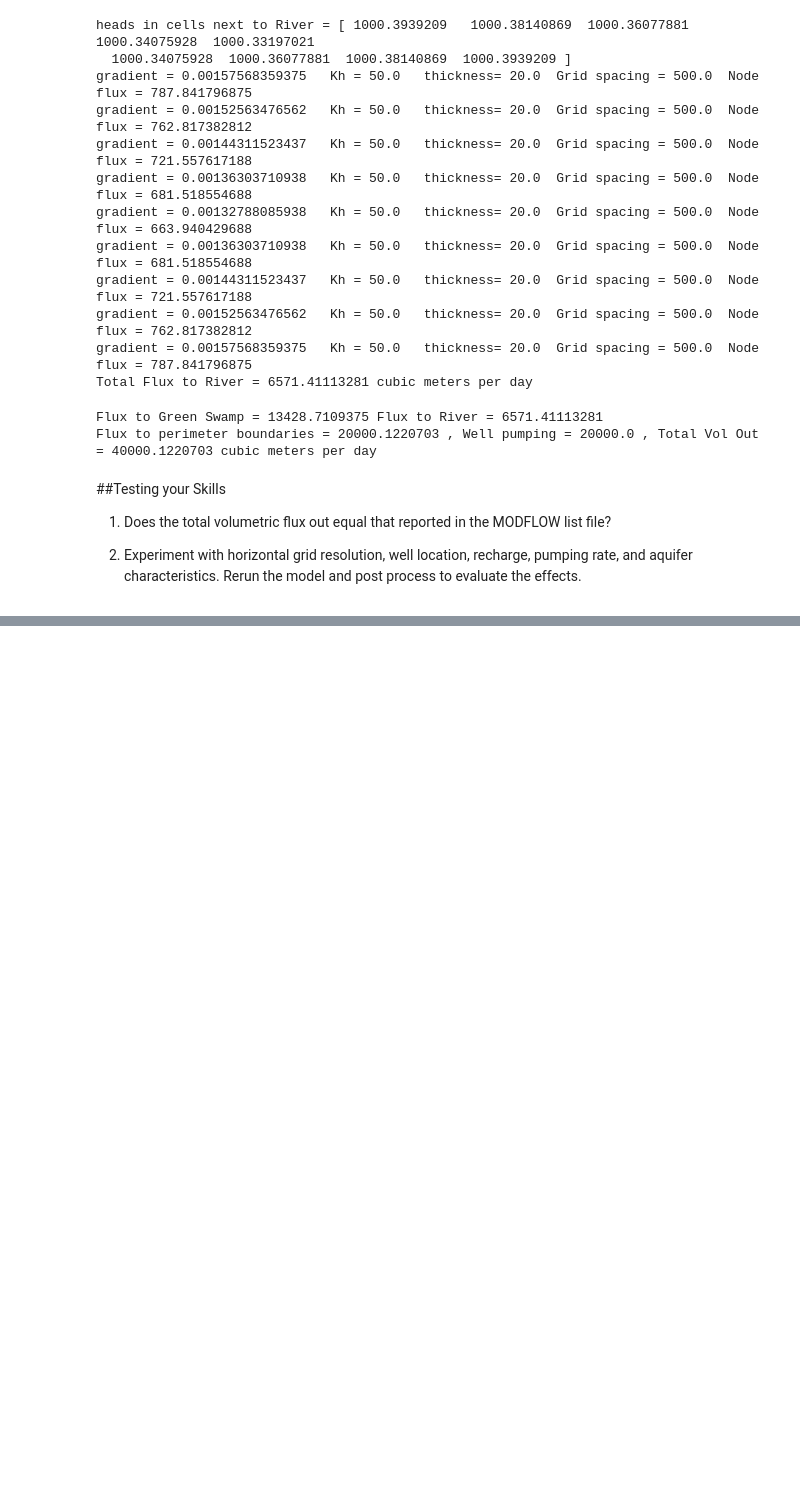
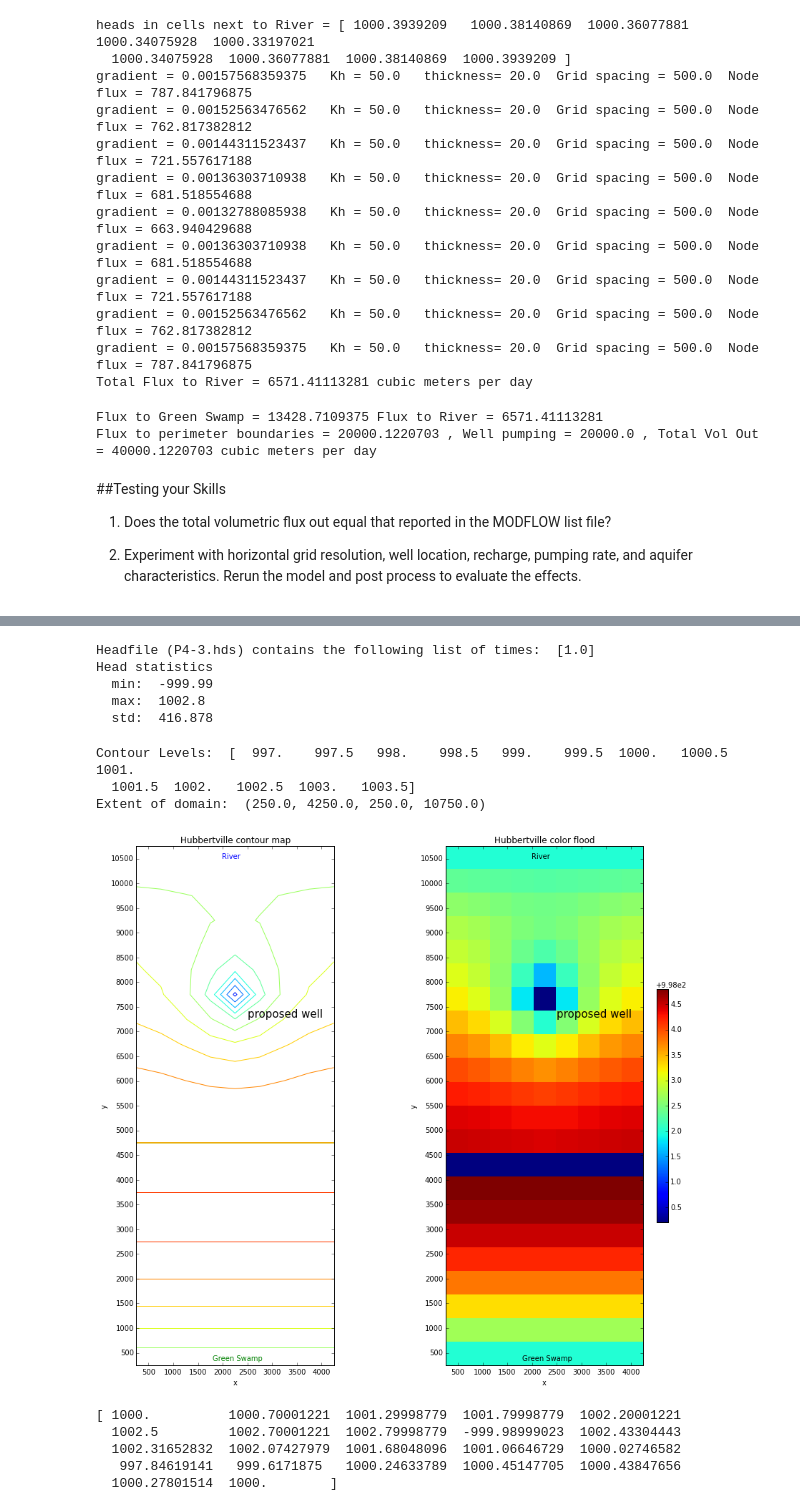
Before and after one commit to Applied-Groundwater-Modeling-2nd-Ed/Chapter_4_problems-1, a Jupyter notebook: P4.3_Flopy_Hubbertville_areal_model.ipynb, the cells around one changed output, grey strips where cells are left out. Drawn from its saved outputs; the diff is of its cells as text; code cells hidden in the pictures; blank space fills up the shorter version.

Commit message:
Finished all parts of P4.3
Problem 4.3 has parts a through d.

```diff
--- a/P4.3_Flopy_Hubbertville_areal_model.ipynb
+++ b/P4.3_Flopy_Hubbertville_areal_model.ipynb
@@ -427,0 +546,79 @@ Flux to perimeter boundaries = 20000.1220703 , Well pumping = 20000.0 , Total Vo
+# %%
+#As before, let's look at the results and compare to P4-3 Part a.
+#imports for plotting and reading the MODFLOW binary output file
+import matplotlib.pyplot as plt
+import flopy.utils.binaryfile as bf
+
+#Create the headfile object and grab the results for last time.
+headfile = os.path.join(modelpath, modelname + '.hds')
+headfileobj = bf.HeadFile(headfile)
+
+#Get a list of times that are contained in the model
+times = headfileobj.get_times()
+print 'Headfile (' + modelname + '.hds' + ') contains the following list of times: ', times
+
+#Get a numpy array of heads for totim = 1.0
+#The get_data method will extract head data from the binary file.
+HEAD = headfileobj.get_data(totim=1.0)
+
+#Print statistics on the head
+print 'Head statistics'
+print '  min: ', HEAD.min()
+print '  max: ', HEAD.max()
+print '  std: ', HEAD.std()
+# %% [output]
+Headfile (P4-3.hds) contains the following list of times:  [1.0]
+Head statistics
+  min:  -999.99
+  max:  1002.8
+  std:  416.878
+# %%
+#-999.99 is the Inactive node flag so we'll use our previous contour settings
+#Create a contour plot of heads
+FIG = plt.figure(figsize=(15,13))
+
+#setup contour levels and plot extent
+LEVELS = np.arange(997., 1004., 0.5)
+EXTENT = (DELR/2., LX - DELR/2., DELC/2., LY - DELC/2.)
+print 'Contour Levels: ', LEVELS
+print 'Extent of domain: ', EXTENT
+
+#Make a contour plot on the first axis
+AX1 = FIG.add_subplot(1, 2, 1, aspect='equal')
+AX1.set_xlabel("x")
+AX1.set_ylabel("y")
+YTICKS = np.arange(0, 11000, 500)
+AX1.set_yticks(YTICKS)
+AX1.set_title("Hubbertville contour map")
+AX1.text(2500, 7300, r"proposed well", fontsize=15, color="black")
+AX1.text(2000, 10500, r"River", fontsize=10, color="blue")
+AX1.text(1800, 340, r"Green Swamp", fontsize=10, color="green")
+AX1.contour(np.flipud(HEAD[0, :, :]), levels=LEVELS, extent=EXTENT)
+
+#Make a color flood on the second axis
+AX2 = FIG.add_subplot(1, 2, 2, aspect='equal')
+AX2.set_xlabel("x")
+AX2.set_ylabel("y")
+AX2.set_yticks(YTICKS)
+AX2.set_title("Hubbertville color flood")
+AX2.text(2500, 7300, r"proposed well", fontsize=15, color="black")
+AX2.text(2000, 10500, r"River", fontsize=10, color="black")
+AX2.text(1800, 340, r"Green Swamp", fontsize=10, color="black")
+cax = AX2.imshow(HEAD[0, :, :], extent=EXTENT, interpolation='nearest', vmin=998.2)
+cbar = FIG.colorbar(cax, orientation='vertical', shrink=0.45)
+# %% [output]
+Contour Levels:  [  997.    997.5   998.    998.5   999.    999.5  1000.   1000.5  1001.
+  1001.5  1002.   1002.5  1003.   1003.5]
+Extent of domain:  (250.0, 4250.0, 250.0, 10750.0)
+[figure, added]
+# %%
+COL = 4
+# recall we need to flip because MODFLOW's array does not = Python, so we reverse the order (flip them) and call it
+Y = np.flipud(HEAD[0,:,COL])
+print Y
+# %% [output]
+[ 1000.          1000.70001221  1001.29998779  1001.79998779  1002.20001221
+  1002.5         1002.70001221  1002.79998779  -999.98999023  1002.43304443
+  1002.31652832  1002.07427979  1001.68048096  1001.06646729  1000.02746582
+   997.84619141   999.6171875   1000.24633789  1000.45147705  1000.43847656
+  1000.27801514  1000.        ]
```
Also changed, not shown: parts of 54 cells of this notebook.
